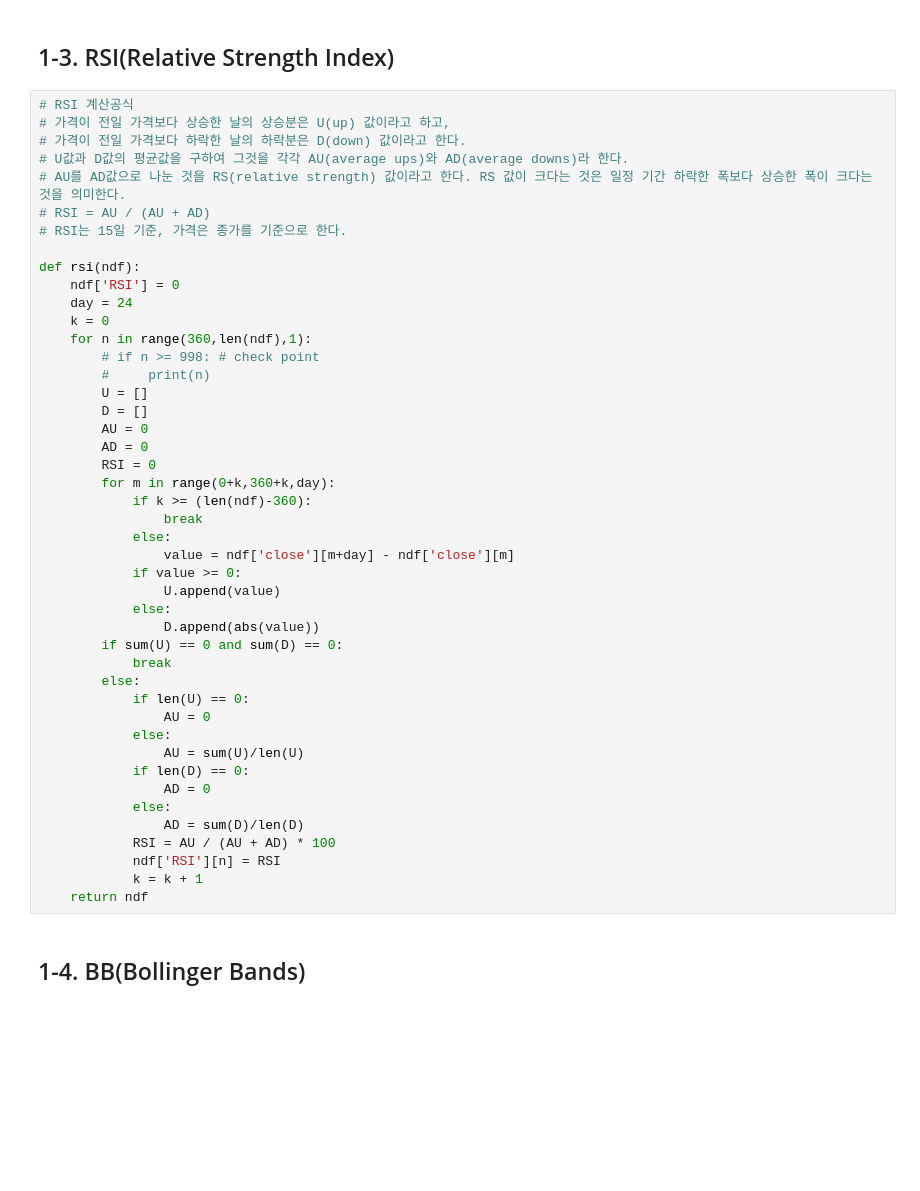
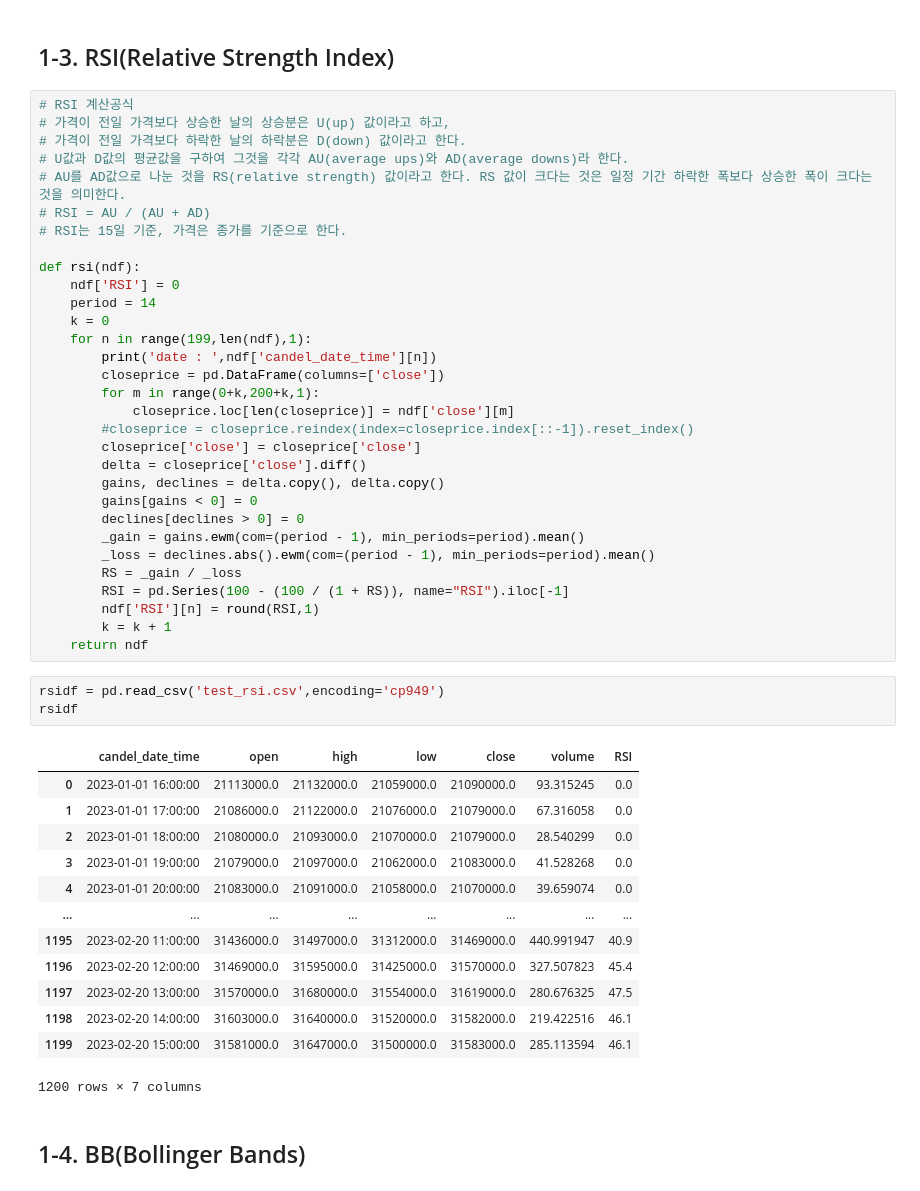
Before and after one commit to K-Digital-Coin/K-Digital_pjt_DA, a Jupyter notebook: DataPreprocessing.ipynb, the cells around one changed output. Cells and saved outputs as stored; diff of their text form; blank space fills up the shorter version.

```diff
--- a/DataPreprocessing.ipynb
+++ b/DataPreprocessing.ipynb
@@ -77,40 +109,43 @@ def macd(ndf):
 
 def rsi(ndf):
     ndf['RSI'] = 0
-    day = 24
+    period = 14
     k = 0
-    for n in range(360,len(ndf),1):
-        # if n >= 998: # check point
-        #     print(n)
-        U = []
-        D = []
-        AU = 0
-        AD = 0
-        RSI = 0
-        for m in range(0+k,360+k,day):
-            if k >= (len(ndf)-360):
-                break
-            else:
-                value = ndf['close'][m+day] - ndf['close'][m]
-            if value >= 0:
-                U.append(value)
-            else:
-                D.append(abs(value))
-        if sum(U) == 0 and sum(D) == 0:
-            break
-        else:
-            if len(U) == 0:
-                AU = 0
-            else:
-                AU = sum(U)/len(U)
-            if len(D) == 0:
-                AD = 0
-            else:
-                AD = sum(D)/len(D)
-            RSI = AU / (AU + AD) * 100
-            ndf['RSI'][n] = RSI
-            k = k + 1
+    for n in range(199,len(ndf),1):
+        print('date : ',ndf['candel_date_time'][n])
+        closeprice = pd.DataFrame(columns=['close'])
+        for m in range(0+k,200+k,1):
+            closeprice.loc[len(closeprice)] = ndf['close'][m]
+        #closeprice = closeprice.reindex(index=closeprice.index[::-1]).reset_index()
+        closeprice['close'] = closeprice['close']
+        delta = closeprice['close'].diff()
+        gains, declines = delta.copy(), delta.copy()
+        gains[gains < 0] = 0
+        declines[declines > 0] = 0
+        _gain = gains.ewm(com=(period - 1), min_periods=period).mean()
+        _loss = declines.abs().ewm(com=(period - 1), min_periods=period).mean()
+        RS = _gain / _loss
+        RSI = pd.Series(100 - (100 / (1 + RS)), name="RSI").iloc[-1]
+        ndf['RSI'][n] = round(RSI,1)
+        k = k + 1
     return ndf
+# %%
+rsidf = pd.read_csv('test_rsi.csv',encoding='cp949')
+rsidf
+# %% [output]
+|  | candel_date_time | open | high | low | close | volume | RSI |
+| 0 | 2023-01-01 16:00:00 | 21113000.0 | 21132000.0 | 21059000.0 | 21090000.0 | 93.315245 | 0.0 |
+| 1 | 2023-01-01 17:00:00 | 21086000.0 | 21122000.0 | 21076000.0 | 21079000.0 | 67.316058 | 0.0 |
+| 2 | 2023-01-01 18:00:00 | 21080000.0 | 21093000.0 | 21070000.0 | 21079000.0 | 28.540299 | 0.0 |
+| 3 | 2023-01-01 19:00:00 | 21079000.0 | 21097000.0 | 21062000.0 | 21083000.0 | 41.528268 | 0.0 |
+| 4 | 2023-01-01 20:00:00 | 21083000.0 | 21091000.0 | 21058000.0 | 21070000.0 | 39.659074 | 0.0 |
+| ... | ... | ... | ... | ... | ... | ... | ... |
+| 1195 | 2023-02-20 11:00:00 | 31436000.0 | 31497000.0 | 31312000.0 | 31469000.0 | 440.991947 | 40.9 |
+| 1196 | 2023-02-20 12:00:00 | 31469000.0 | 31595000.0 | 31425000.0 | 31570000.0 | 327.507823 | 45.4 |
+| 1197 | 2023-02-20 13:00:00 | 31570000.0 | 31680000.0 | 31554000.0 | 31619000.0 | 280.676325 | 47.5 |
+| 1198 | 2023-02-20 14:00:00 | 31603000.0 | 31640000.0 | 31520000.0 | 31582000.0 | 219.422516 | 46.1 |
+| 1199 | 2023-02-20 15:00:00 | 31581000.0 | 31647000.0 | 31500000.0 | 31583000.0 | 285.113594 | 46.1 |
+1200 rows × 7 columns
 # %% [markdown]
 ## 1-4. BB(Bollinger Bands)
 # %%
```
Also changed, not shown: parts of 11 cells of this notebook, 11 other files.
